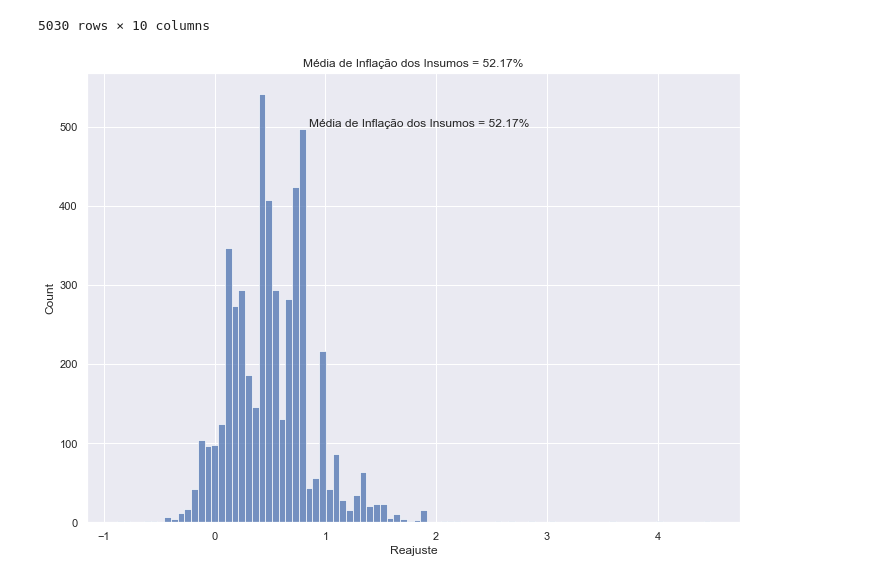
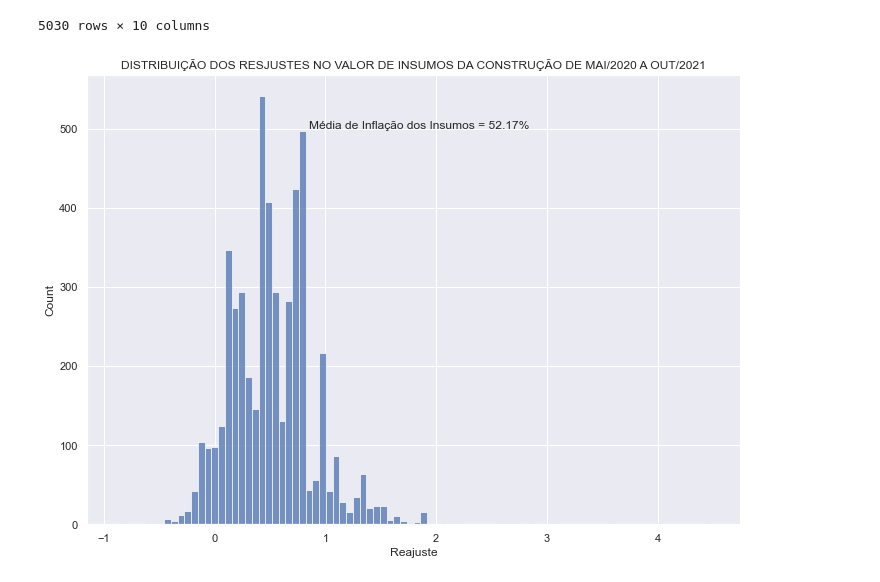
Before and after one commit to rafaeldjsm/Engenharia, a Jupyter notebook: ORCAMENTO/compara_inflacao_insumos.ipynb, the cells around one changed output. Drawn from its saved outputs; the diff is of its cells as text; code cells hidden in the pictures.

```diff
--- a/ORCAMENTO/compara_inflacao_insumos.ipynb
+++ b/ORCAMENTO/compara_inflacao_insumos.ipynb
@@ -89,17 +89,17 @@ df_merge
 # %%
 import seaborn as sns
 import numpy as np
 
 sns.set(rc={'figure.figsize':(11.7,8.27)})
 
 ax = sns.histplot(data = df_merge, x='Reajuste')
 
 media = np.mean(df_merge['Reajuste'])
 
-ax.set(title = 'DISTRIBUIÇÃO ')
+ax.set(title = 'DISTRIBUIÇÃO DOS RESJUSTES NO VALOR DE INSUMOS DA CONSTRUÇÃO DE MAI/2020 A OUT/2021')
 ax.text(0.85,500,f'Média de Inflação dos Insumos = {media:.2%}', fontsize=12);
 # %% [output]
-[figure, old version]
+[figure, new version]
 # %%
 df_merge[df_merge['Reajuste'] >= float(df_merge['Reajuste'].quantile([.999]))] # Os insumos com os maiores reajustes
 # %% [output]
```
